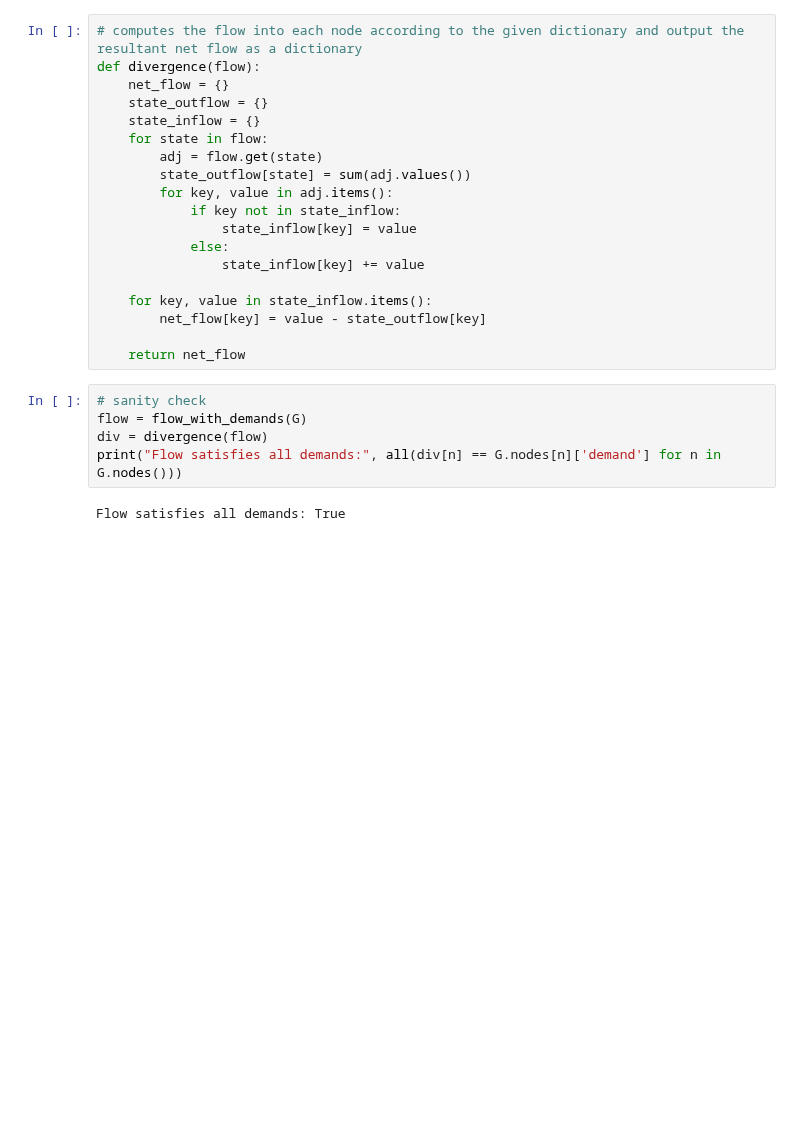
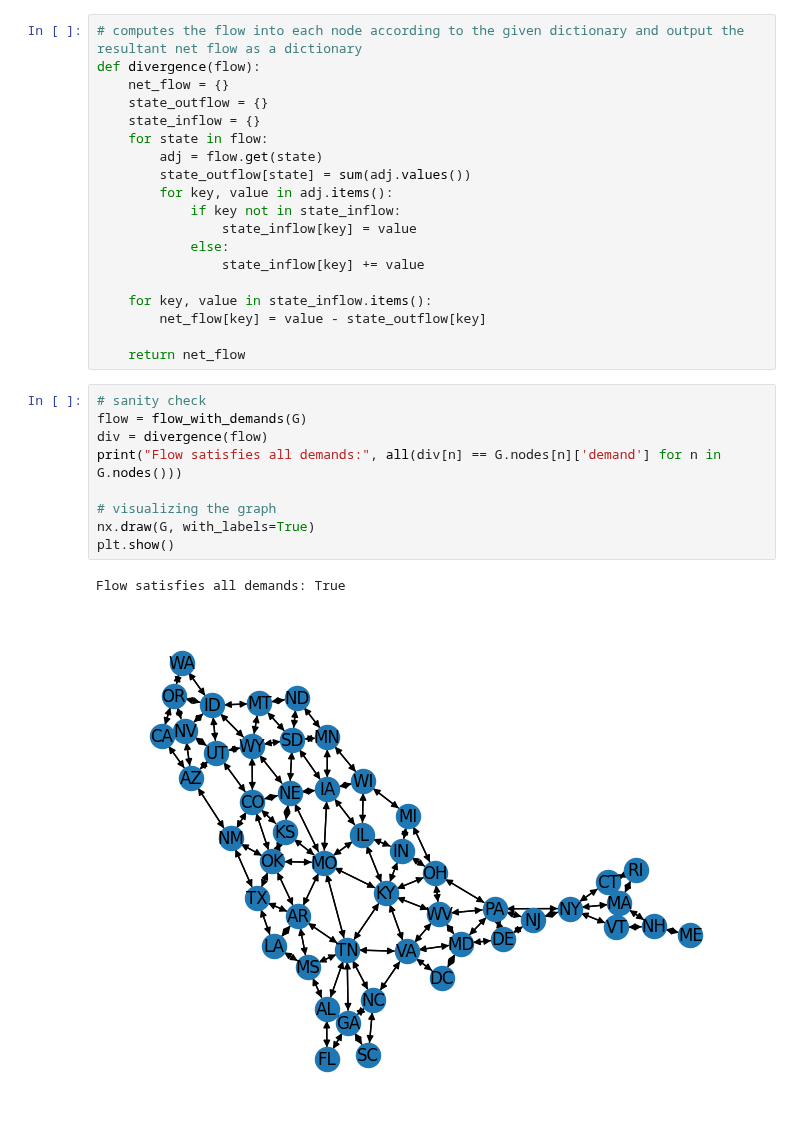
Before and after one commit to ele10-code/k-clustering, a Jupyter notebook: ff-in-python.ipynb, the cells around one changed output. Saved outputs shown, nothing was run; the diff lists cells and outputs as text; blank space fills up the shorter version.

```diff
--- a/ff-in-python.ipynb
+++ b/ff-in-python.ipynb
@@ -92,7 +110,12 @@ def divergence(flow):
 # %%
 # sanity check
 flow = flow_with_demands(G)
 div = divergence(flow)
 print("Flow satisfies all demands:", all(div[n] == G.nodes[n]['demand'] for n in G.nodes()))
+
+# visualizing the graph
+nx.draw(G, with_labels=True)
+plt.show()
 # %% [output]
 Flow satisfies all demands: True
+[figure, added]
```
Also changed, not shown: parts of 3 cells of this notebook, 2 other files.
